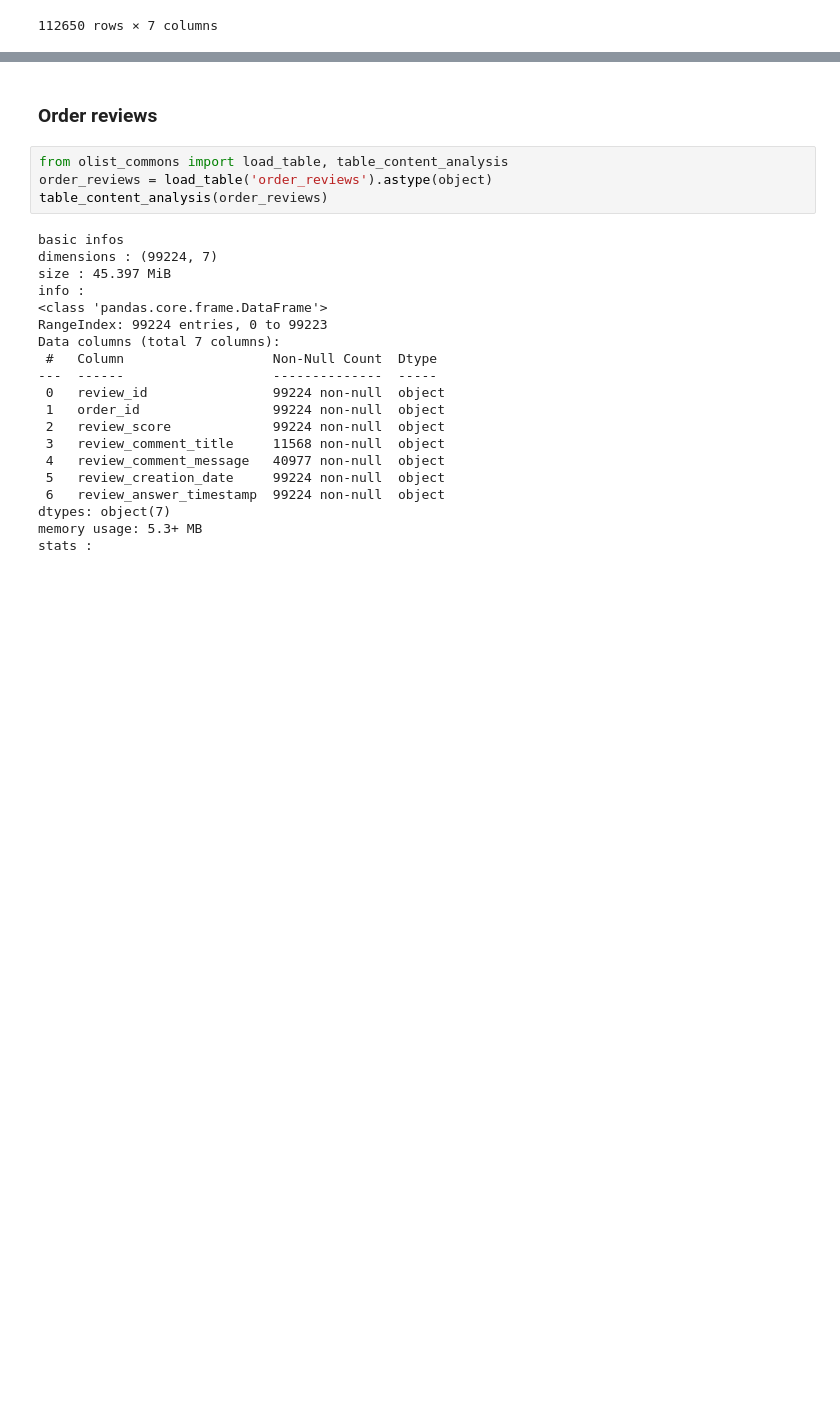
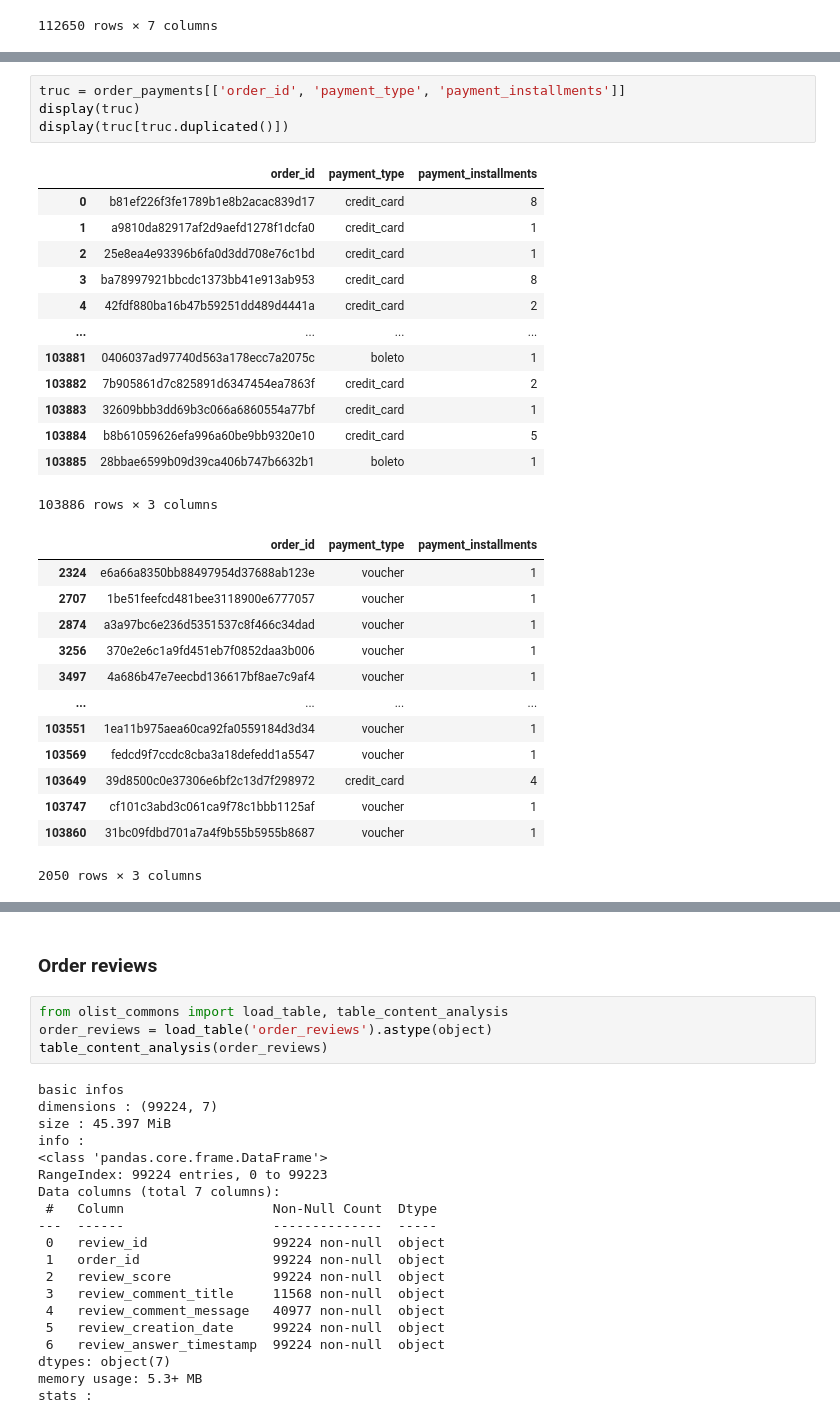
Before and after one commit to Franck-PepperLabs/pepper_olist_market_segmentation, a Jupyter notebook: jupyter/scratchpad.ipynb, the cells around one changed output, grey strips where cells are left out. Saved outputs shown, nothing was run; the diff lists cells and outputs as text; blank space fills up the shorter version.

```diff
--- a/jupyter/scratchpad.ipynb
+++ b/jupyter/scratchpad.ipynb
@@ -206,0 +273,31 @@ content :
+# %%
+truc = order_payments[['order_id', 'payment_type', 'payment_installments']]
+display(truc)
+display(truc[truc.duplicated()])
+# %% [output]
+|  | order_id | payment_type | payment_installments |
+| 0 | b81ef226f3fe1789b1e8b2acac839d17 | credit_card | 8 |
+| 1 | a9810da82917af2d9aefd1278f1dcfa0 | credit_card | 1 |
+| 2 | 25e8ea4e93396b6fa0d3dd708e76c1bd | credit_card | 1 |
+| 3 | ba78997921bbcdc1373bb41e913ab953 | credit_card | 8 |
+| 4 | 42fdf880ba16b47b59251dd489d4441a | credit_card | 2 |
+| ... | ... | ... | ... |
+| 103881 | 0406037ad97740d563a178ecc7a2075c | boleto | 1 |
+| 103882 | 7b905861d7c825891d6347454ea7863f | credit_card | 2 |
+| 103883 | 32609bbb3dd69b3c066a6860554a77bf | credit_card | 1 |
+| 103884 | b8b61059626efa996a60be9bb9320e10 | credit_card | 5 |
+| 103885 | 28bbae6599b09d39ca406b747b6632b1 | boleto | 1 |
+103886 rows × 3 columns
+|  | order_id | payment_type | payment_installments |
+| 2324 | e6a66a8350bb88497954d37688ab123e | voucher | 1 |
+| 2707 | 1be51feefcd481bee3118900e6777057 | voucher | 1 |
+| 2874 | a3a97bc6e236d5351537c8f466c34dad | voucher | 1 |
+| 3256 | 370e2e6c1a9fd451eb7f0852daa3b006 | voucher | 1 |
+| 3497 | 4a686b47e7eecbd136617bf8ae7c9af4 | voucher | 1 |
+| ... | ... | ... | ... |
+| 103551 | 1ea11b975aea60ca92fa0559184d3d34 | voucher | 1 |
+| 103569 | fedcd9f7ccdc8cba3a18defedd1a5547 | voucher | 1 |
+| 103649 | 39d8500c0e37306e6bf2c13d7f298972 | credit_card | 4 |
+| 103747 | cf101c3abd3c061ca9f78c1bbb1125af | voucher | 1 |
+| 103860 | 31bc09fdbd701a7a4f9b55b5955b8687 | voucher | 1 |
+2050 rows × 3 columns
```
Also changed, not shown: parts of 11 cells of this notebook, 1 other file.
